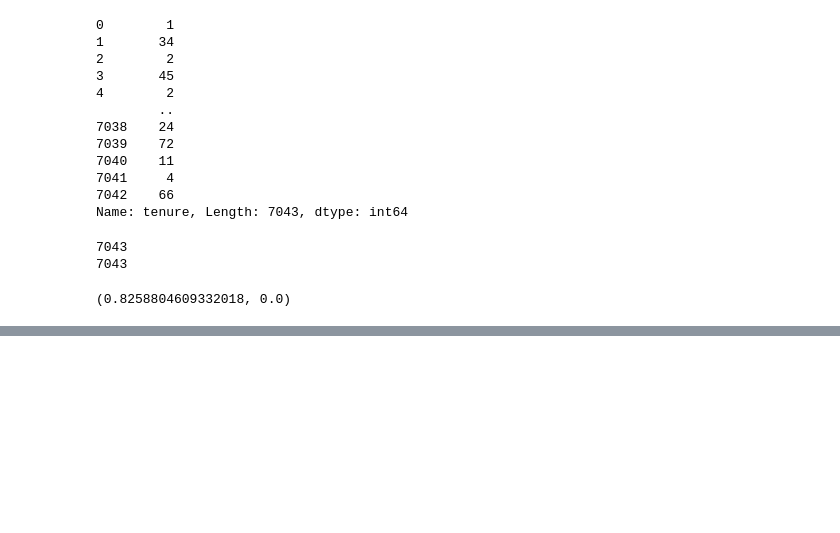
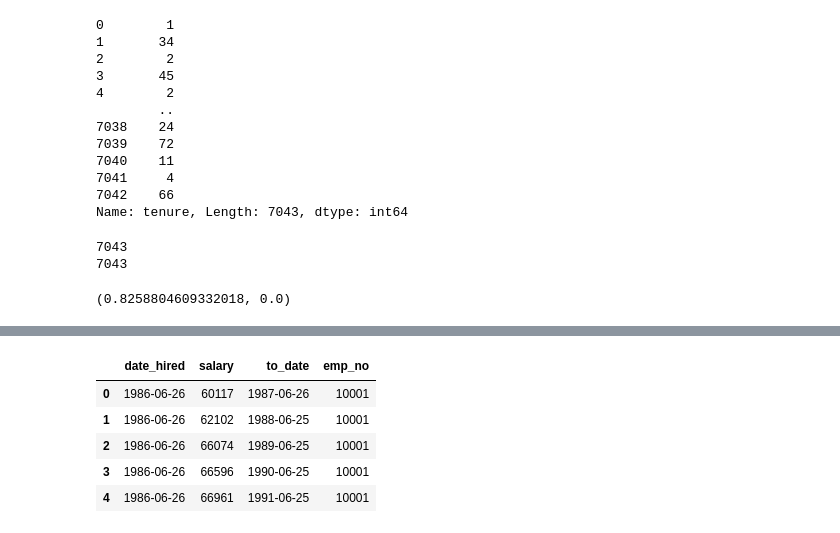
Before and after one commit to Brooke-Holyoak/statistics-exercises, a Jupyter notebook: hypothesis_testing.ipynb, the cells around one changed output, grey strips where cells are left out. Drawn from its saved outputs; the diff is of its cells as text; code cells hidden in the pictures; blank space fills up the shorter version.

```diff
--- a/hypothesis_testing.ipynb
+++ b/hypothesis_testing.ipynb
@@ -483,0 +580,12 @@ corr, p
+# %%
+#now make that into a dataframe
+
+df = pd.DataFrame(all_salaries)
+df.head()
+# %% [output]
+|  | date_hired | salary | to_date | emp_no |
+| 0 | 1986-06-26 | 60117 | 1987-06-26 | 10001 |
+| 1 | 1986-06-26 | 62102 | 1988-06-25 | 10001 |
+| 2 | 1986-06-26 | 66074 | 1989-06-25 | 10001 |
+| 3 | 1986-06-26 | 66596 | 1990-06-25 | 10001 |
+| 4 | 1986-06-26 | 66961 | 1991-06-25 | 10001 |
```
Also changed, not shown: parts of 20 cells of this notebook.
